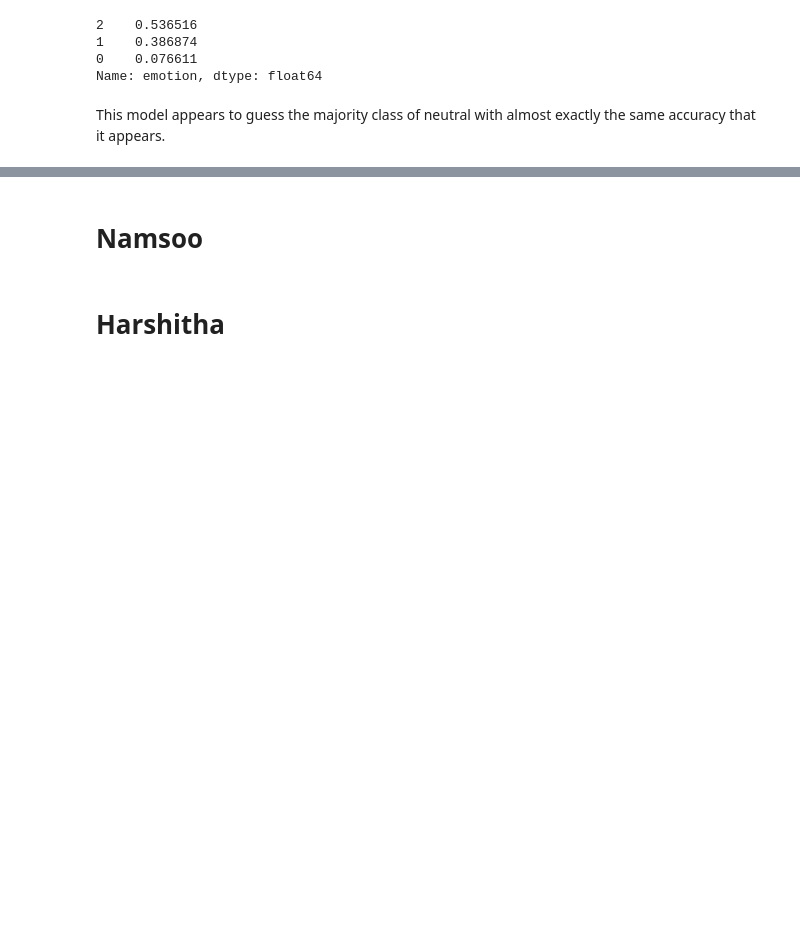
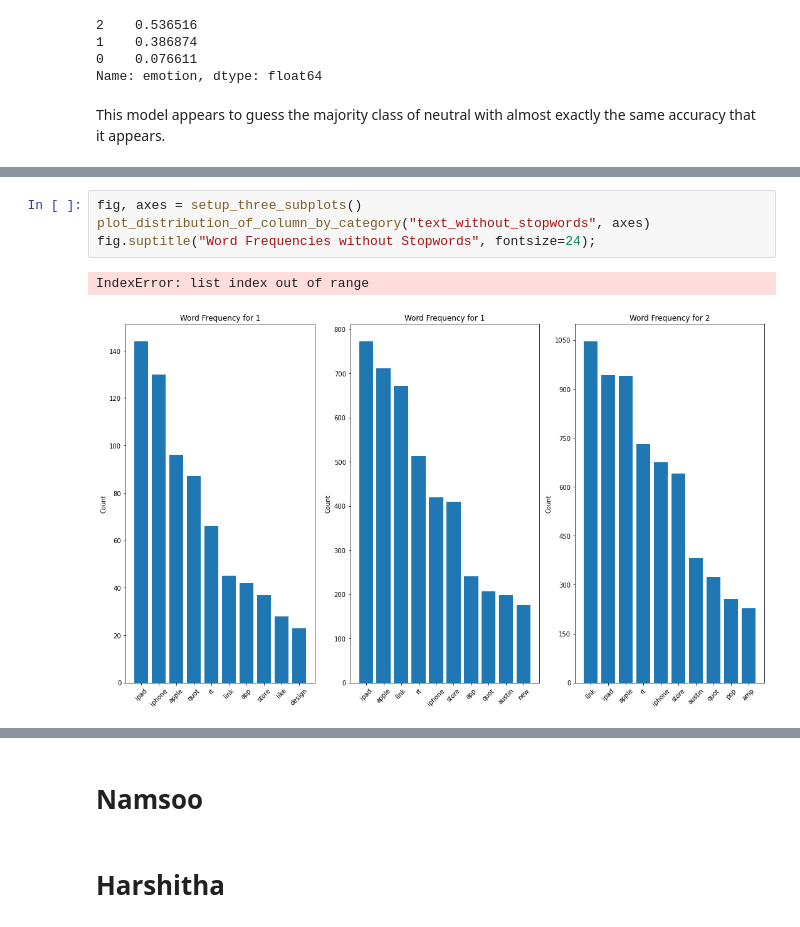
Before and after one commit to hthota1/Twitter-Sentiment-Analysis, a Jupyter notebook: Notebook.ipynb, the cells around one changed output, grey strips where cells are left out. Drawn from its saved outputs; the diff is of its cells as text; blank space fills up the shorter version.

```diff
--- a/Notebook.ipynb
+++ b/Notebook.ipynb
@@ -361,0 +382,7 @@ This model appears to guess the majority class of neutral with almost exactly th
+# %%
+fig, axes = setup_three_subplots()
+plot_distribution_of_column_by_category("text_without_stopwords", axes)
+fig.suptitle("Word Frequencies without Stopwords", fontsize=24);
+# %% [output]
+IndexError: list index out of range
+[figure, added]
```
Also changed, not shown: parts of 38 cells of this notebook.
